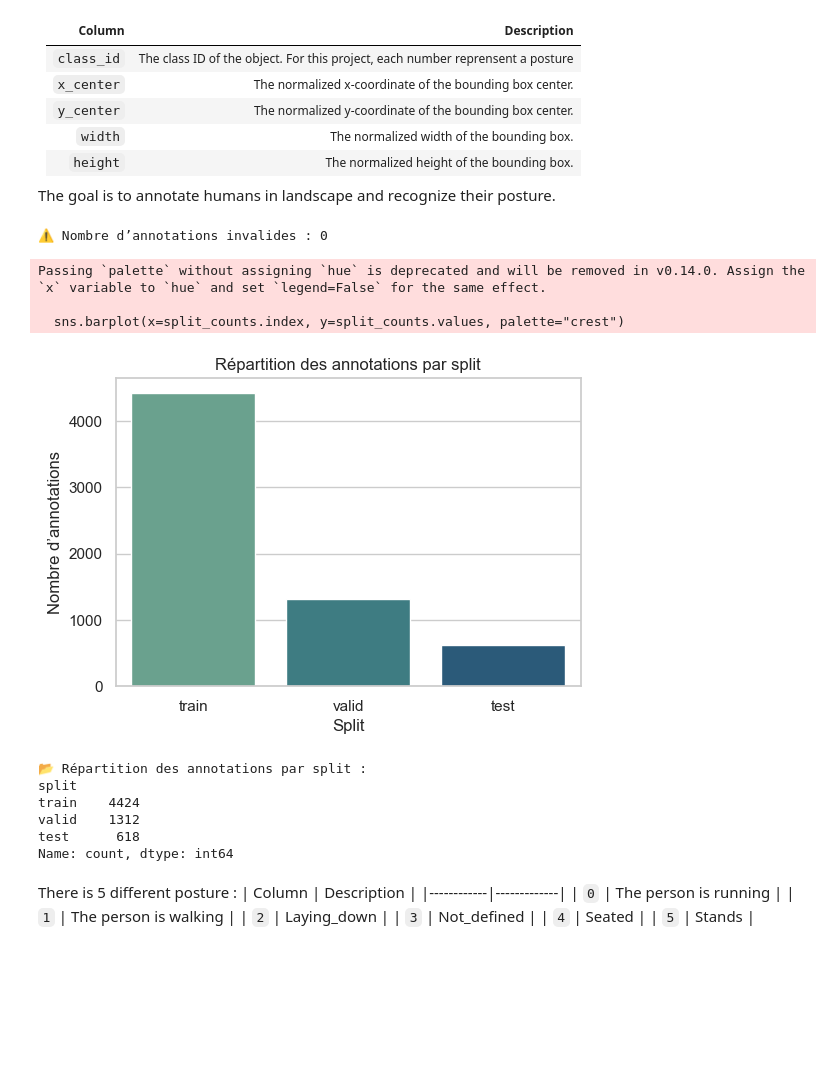
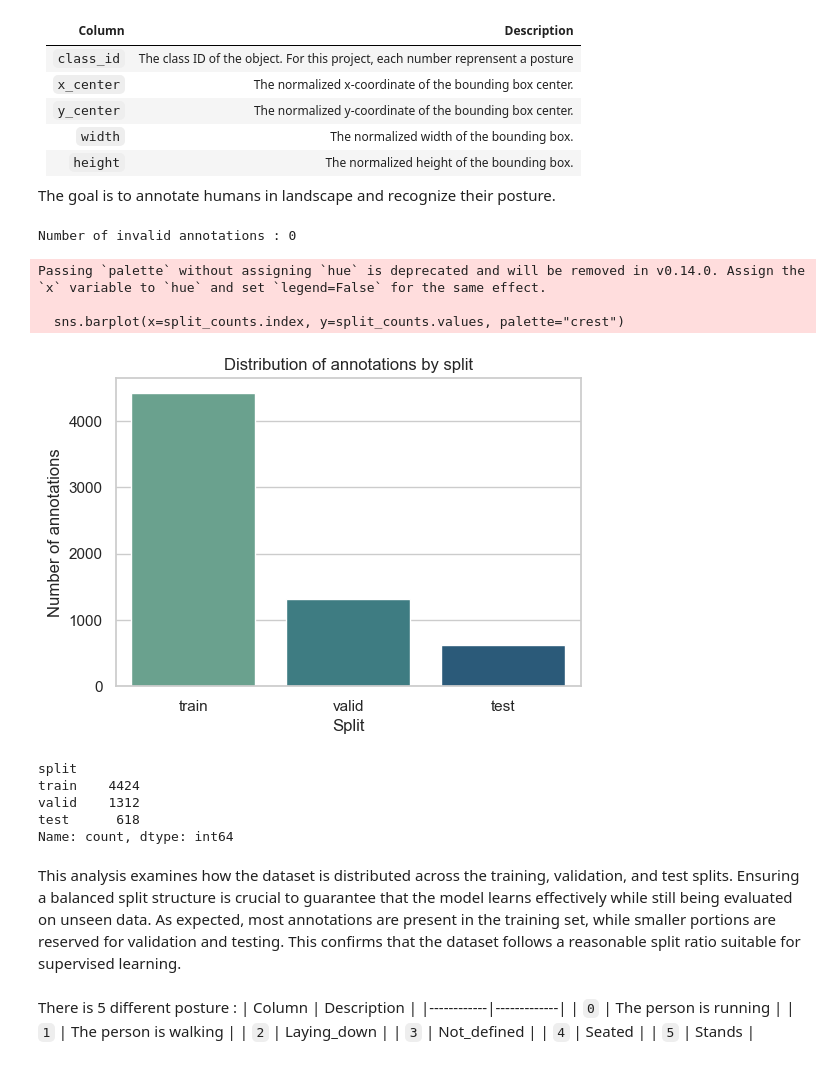
Before and after one commit to lesoldatalex/projet-machine-learning, a Jupyter notebook: data_analysis.ipynb, the cells around one changed output. Cells and saved outputs as stored; diff of their text form; code cells hidden in the pictures; blank space fills up the shorter version.

Commit message:
add comment analysis

```diff
--- a/data_analysis.ipynb
+++ b/data_analysis.ipynb
@@ -50,31 +50,35 @@ errors = df[
     (df["width"] <= 0) | (df["height"] <= 0) |
     (df["x_center"] < 0) | (df["y_center"] < 0)
 ]
-print("⚠️ Nombre d’annotations invalides :", len(errors))
+print("Number of invalid annotations :", len(errors))
 # %% [output]
-⚠️ Nombre d’annotations invalides : 0
+Number of invalid annotations : 0
 # %%
 split_counts = df["split"].value_counts()
 
 plt.figure(figsize=(6,4))
 sns.barplot(x=split_counts.index, y=split_counts.values, palette="crest")
-plt.title("Répartition des annotations par split")
+plt.title("Distribution of annotations by split")
 plt.xlabel("Split")
-plt.ylabel("Nombre d’annotations")
+plt.ylabel("Number of annotations")
 plt.show()
 
 print(split_counts)
 # %% [output]
 Passing `palette` without assigning `hue` is deprecated and will be removed in v0.14.0. Assign the `x` variable to `hue` and set `legend=False` for the same effect.
 
   sns.barplot(x=split_counts.index, y=split_counts.values, palette="crest")
-[figure, old version]
+[figure, new version]
-📂 Répartition des annotations par split :
 split
 train    4424
 valid    1312
 test      618
 Name: count, dtype: int64
+# %% [markdown]
+This analysis examines how the dataset is distributed across the training, validation, and test splits.
+Ensuring a balanced split structure is crucial to guarantee that the model learns effectively while still being evaluated on unseen data.
+As expected, most annotations are present in the training set, while smaller portions are reserved for validation and testing.
+This confirms that the dataset follows a reasonable split ratio suitable for supervised learning.
 # %%
 # === Add names for the class ID
 classes = {
```
Also changed, not shown: parts of 14 cells of this notebook.
